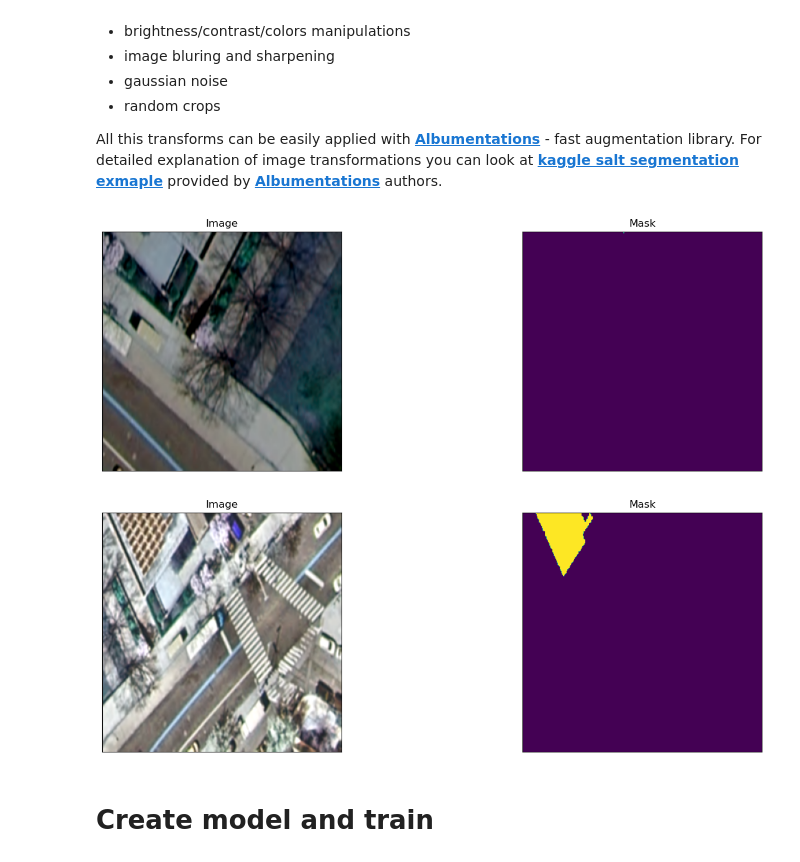
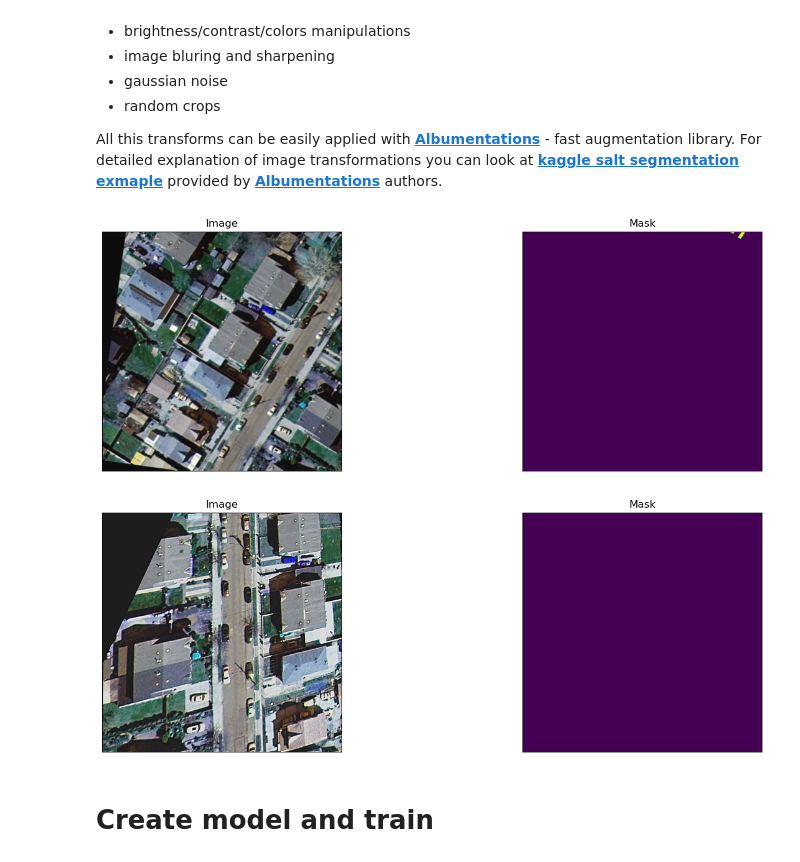
Before and after one commit to EdwinKimsal/Neural-Networks-Analyzing-PV-Panels, a Jupyter notebook: PV Research/pv segmentation (camvid).ipynb, the cells around one changed output. Drawn from its saved outputs; the diff is of its cells as text; code cells hidden in the pictures.

```diff
--- a/PV Research/pv segmentation (camvid).ipynb
+++ b/PV Research/pv segmentation (camvid).ipynb
@@ -179,10 +177,10 @@ def get_training_augmentation():
     train_transform = [
         A.HorizontalFlip(p=0.5),
 
-        A.ShiftScaleRotate(scale_limit=0.5, rotate_limit=0, shift_limit=0.1, p=1, border_mode=0),
+        A.ShiftScaleRotate(scale_limit=0.2, rotate_limit=30, shift_limit=0.1, p=1, border_mode=0),
 
-        A.PadIfNeeded(min_height=320, min_width=320, always_apply=True),
-        A.RandomCrop(height=320, width=320, always_apply=True),
+        A.PadIfNeeded(min_height=640, min_width=640, always_apply=True),
+        A.RandomCrop(height=640, width=640, always_apply=True),
 
         A.GaussNoise(p=0.2),
         A.Perspective(p=0.5),
@@ -218,24 +216,25 @@ def get_validation_augmentation():
     """Add paddings to make image shape divisible by 32"""
     test_transform = [
         A.PadIfNeeded(640, 640),
+        A.Crop(x_min=0, y_min=0, x_max=640, y_max=640, always_apply=True)
     ]
     return A.Compose(test_transform)
 # %%
 # Visualize resulted augmented images and masks
 augmented_dataset = Dataset(
     x_train_dir,
     y_train_dir,
     augmentation=get_training_augmentation(),
     classes=['pv'],
 )
 
 # same image with different random transforms
 for i in range(2):
-    image, mask = augmented_dataset[1]
+    image, mask = augmented_dataset[0]
     visualize(image=image, mask=mask.squeeze())
 # %% [output]
-[figure, old version]
+[figure, new version]
-[figure, old version]
+[figure, new version]
 # %%
 CLASSES = ['pv']
 
```
Also changed, not shown: parts of 11 cells of this notebook.
